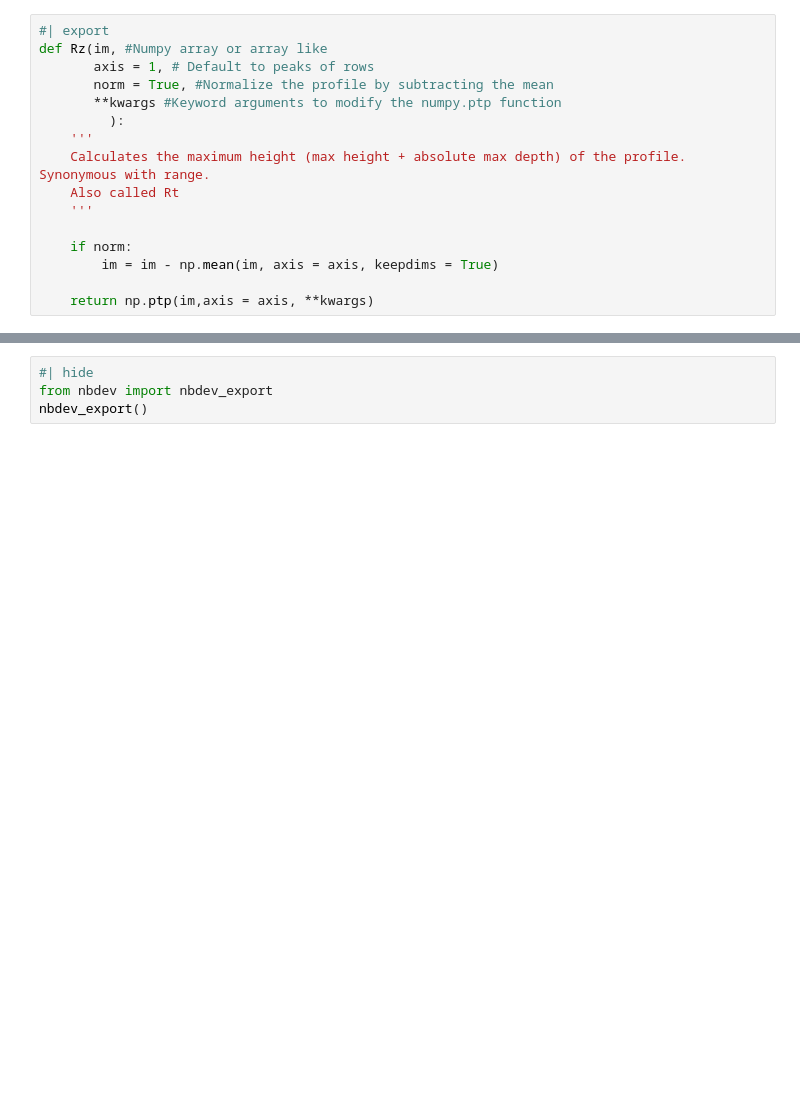
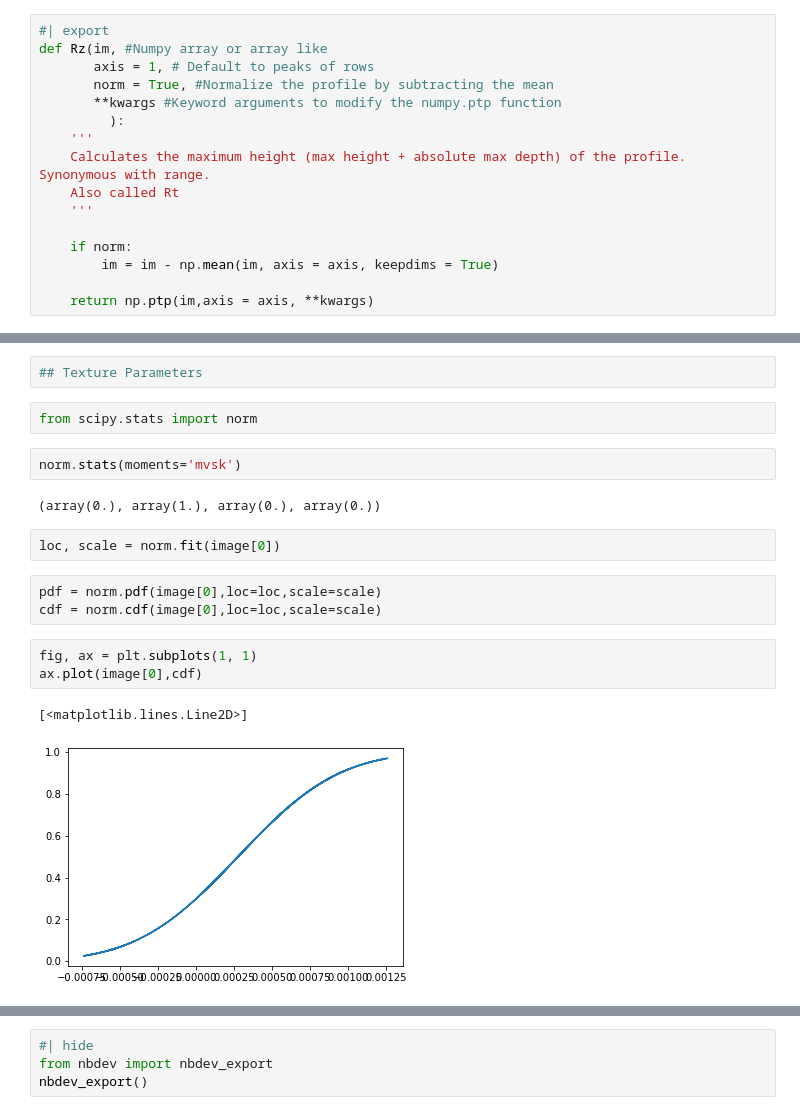
Before and after one commit to kpjmcg/rough, a Jupyter notebook: 01_profile.ipynb, the cells around one changed output, grey strips where cells are left out. Drawn from its saved outputs; the diff is of its cells as text; blank space fills up the shorter version.

```diff
--- a/01_profile.ipynb
+++ b/01_profile.ipynb
@@ -171,0 +153,19 @@ True
+# %%
+## Texture Parameters
+# %%
+from scipy.stats import norm
+# %%
+norm.stats(moments='mvsk')
+# %% [output]
+(array(0.), array(1.), array(0.), array(0.))
+# %%
+loc, scale = norm.fit(image[0])
+# %%
+pdf = norm.pdf(image[0],loc=loc,scale=scale)
+cdf = norm.cdf(image[0],loc=loc,scale=scale)
+# %%
+fig, ax = plt.subplots(1, 1)
+ax.plot(image[0],cdf)
+# %% [output]
+[<matplotlib.lines.Line2D>]
+[figure, added]
```
Also changed, not shown: parts of 7 cells of this notebook, 2 other files.
